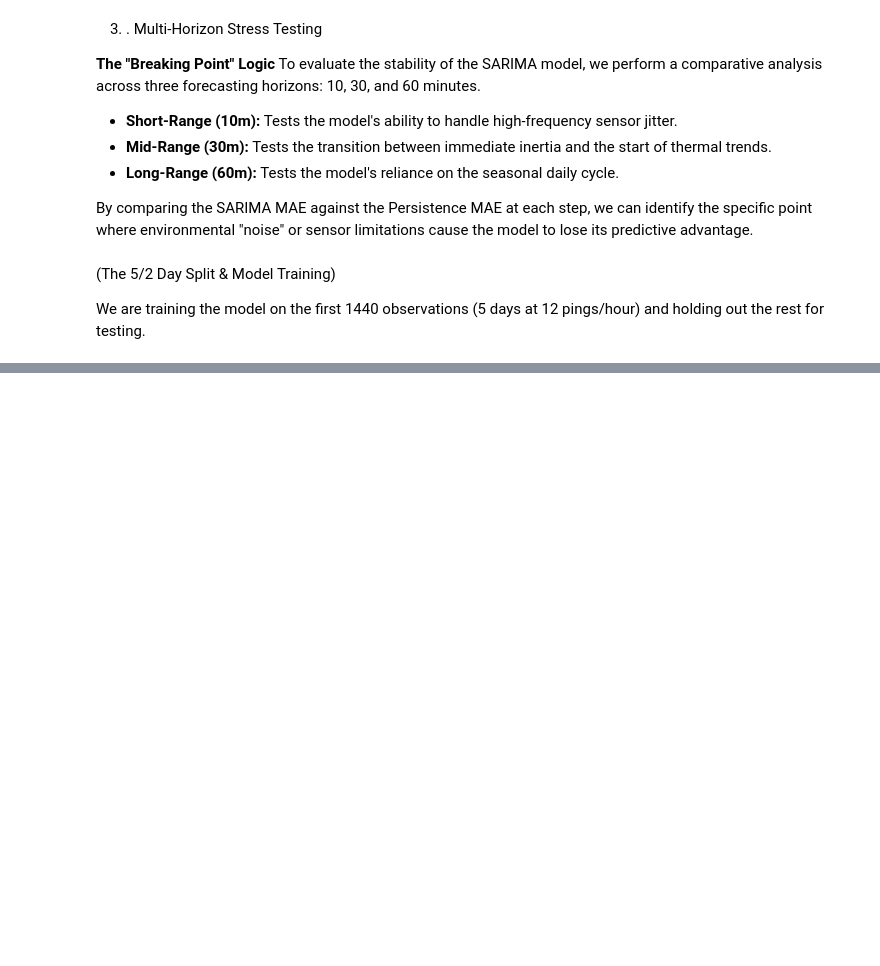
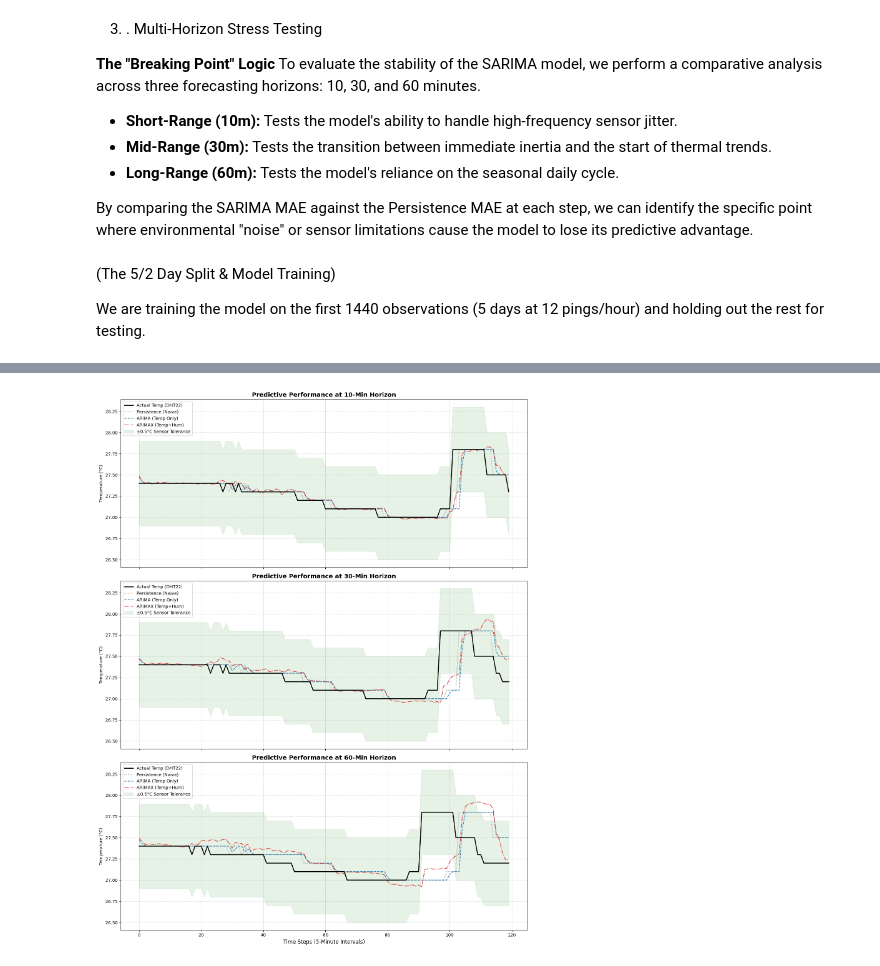
Before and after one commit to clemweb3/limiting-factor-iot-forecast, a Jupyter notebook: notebooks/02_modeling_and_evaluation.ipynb, the cells around one changed output, grey strips where cells are left out. Drawn from its saved outputs; the diff is of its cells as text; code cells hidden in the pictures; blank space fills up the shorter version.

Commit message:
improved model performance, see code for full deets

```diff
--- a/notebooks/02_modeling_and_evaluation.ipynb
+++ b/notebooks/02_modeling_and_evaluation.ipynb
@@ -191,0 +189,41 @@ plt.show()
+# %%
+import matplotlib.pyplot as plt
+
+# We will plot the first 120 points (10 hours) of the test subset for clarity
+plot_range = 120
+
+fig, axes = plt.subplots(3, 1, figsize=(14, 18), sharex=True)
+colors = {'Uni': '#1f77b4', 'Multi': '#d62728', 'Persist': '#7f7f7f'}
+
+for i, (label, steps) in enumerate(horizons.items()):
+    # Extract data for this horizon
+    actual = plot_data[label]['act'][:plot_range]
+    pred_uni = plot_data[label]['pred_uni'][:plot_range]
+    pred_multi = plot_data[label]['pred_multi'][:plot_range]
+
+    # Create Persistence values for plotting (shifted actuals)
+    # Persistence for 'steps' ahead is just the value from 'steps' ago
+    persist_vals = eval_temp.iloc[:plot_range].values
+
+    # Plotting
+    axes[i].plot(actual, label='Actual Temp (DHT22)', color='black', linewidth=2, zorder=3)
+    axes[i].plot(persist_vals, label='Persistence (Naive)', color=colors['Persist'], linestyle=':', alpha=0.8)
+    axes[i].plot(pred_uni, label='ARIMA (Temp Only)', color=colors['Uni'], linestyle='--', alpha=0.9)
+    axes[i].plot(pred_multi, label='ARIMAX (Temp+Hum)', color=colors['Multi'], linestyle='-.', alpha=0.9)
+
+    # Threshold for Sensor Tolerance
+    axes[i].fill_between(range(plot_range),
+                         [a - 0.5 for a in actual],
+                         [a + 0.5 for a in actual],
+                         color='green', alpha=0.1, label='±0.5°C Sensor Tolerance')
+
+    axes[i].set_title(f'Predictive Performance at {label} Horizon', fontsize=14, fontweight='bold')
+    axes[i].set_ylabel('Temperature (°C)')
+    axes[i].legend(loc='upper left', fontsize=10)
+    axes[i].grid(True, which='both', linestyle='--', alpha=0.5)
+
+plt.xlabel('Time Steps (5-Minute Intervals)', fontsize=12)
+plt.tight_layout()
+plt.show()
+# %% [output]
+[figure, added]
```
Also changed, not shown: parts of 10 cells of this notebook.
